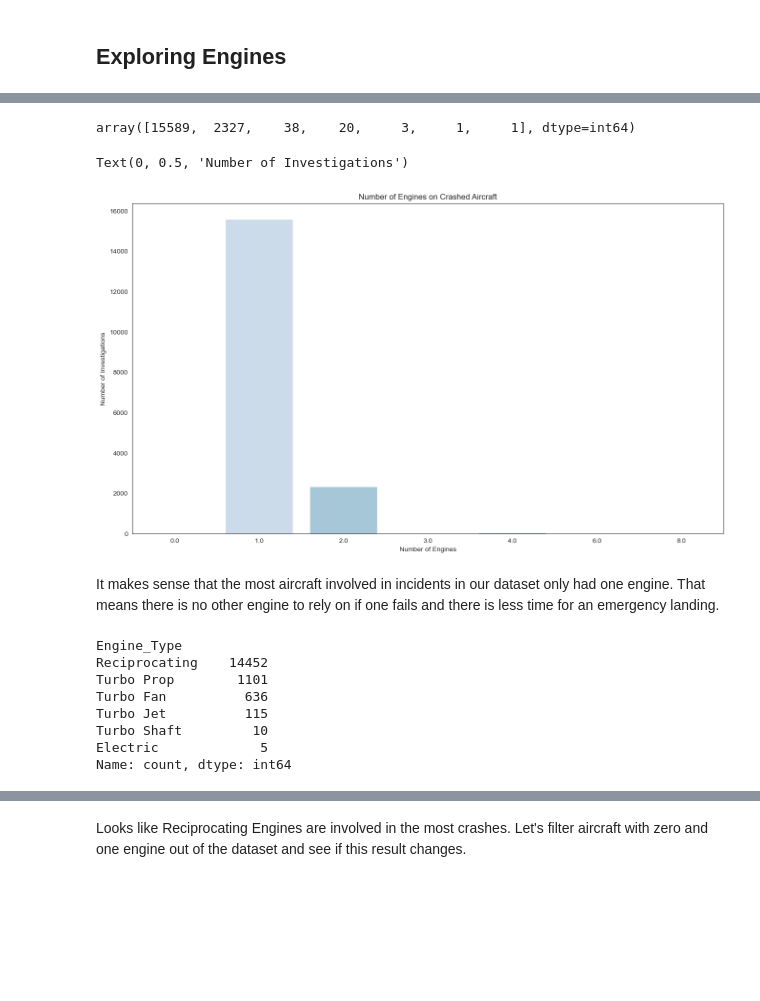
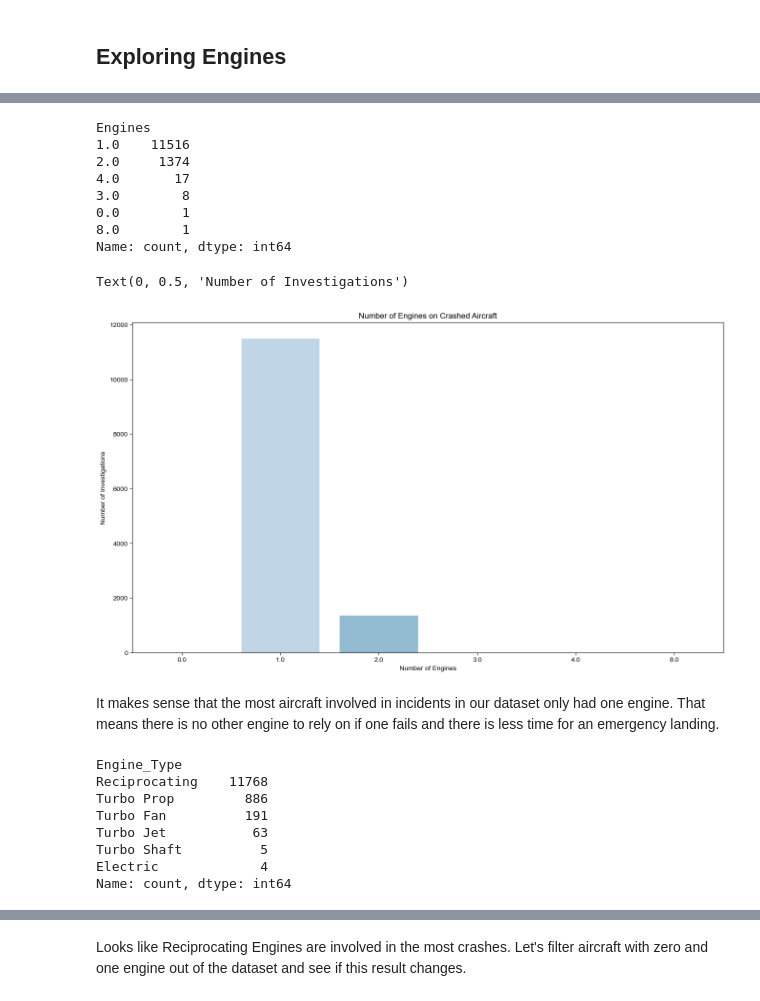
Before and after one commit to hannahdallas/aviation_strategy, a Jupyter notebook: notebook.ipynb, the cells around one changed output, grey strips where cells are left out. Saved outputs shown, nothing was run; the diff lists cells and outputs as text; code cells hidden in the pictures; blank space fills up the shorter version.

```diff
--- a/notebook.ipynb
+++ b/notebook.ipynb
@@ -535,0 +467,3 @@ Name: count, Length: 115, dtype: int64
+# %%
+#Removing amateur built planes
+df=df[(df['Amateur_Built']=='No')]
@@ -535,0 +494,3 @@ Name: count, Length: 115, dtype: int64
+# %%
+#Limited dataset to only be 2000 onward
+df=df[(df['Date'].dt.year>=2000)]
@@ -535,0 +542,6 @@ Name: count, Length: 115, dtype: int64
+# %%
+##Drop Report Status
+df=df.drop(['Report_Status'],axis=1)
+# %%
+#Drop some rows with missing data
+df.dropna(inplace=True)
@@ -663,30 +627,37 @@ Name: count, dtype: int64
 # %%
-df_subset.Engines.value_counts().values
+df.Engines.value_counts()
 # %% [output]
-array([15589,  2327,    38,    20,     3,     1,     1], dtype=int64)
+Engines
+1.0    11516
+2.0     1374
+4.0       17
+3.0        8
+0.0        1
+8.0        1
+Name: count, dtype: int64
 # %%
 fig, ax = plt.subplots(figsize=(16,9))
 sns.set_style('white')
-engines=sns.barplot(x=df_subset['Engines'].value_counts().index, y=df_subset['Engines'].value_counts().values,data=df_subset, palette='Blues')
+engines=sns.barplot(x=df['Engines'].value_counts().index, y=df['Engines'].value_counts().values,data=df, palette='Blues')
 engines.set_title('Number of Engines on Crashed Aircraft')
 engines.set_xlabel('Number of Engines')
 engines.set_ylabel('Number of Investigations')
 # %% [output]
 Text(0, 0.5, 'Number of Investigations')
-[figure, old version]
+[figure, new version]
 # %% [markdown]
 It makes sense that the most aircraft involved in incidents in our dataset only had one engine. That means there is no other engine to rely on if one fails and there is less time for an emergency landing.
 # %%
 #Exploring Engine Types
-df_subset['Engine_Type'].value_counts()
+df['Engine_Type'].value_counts()
 # %% [output]
 Engine_Type
-Reciprocating    14452
-Turbo Prop        1101
-Turbo Fan          636
-Turbo Jet          115
-Turbo Shaft         10
-Electric             5
+Reciprocating    11768
+Turbo Prop         886
+Turbo Fan          191
+Turbo Jet           63
+Turbo Shaft          5
+Electric             4
 Name: count, dtype: int64
 # %%
 #Plotting Engine Types
```
Also changed, not shown: parts of 86 cells of this notebook.
